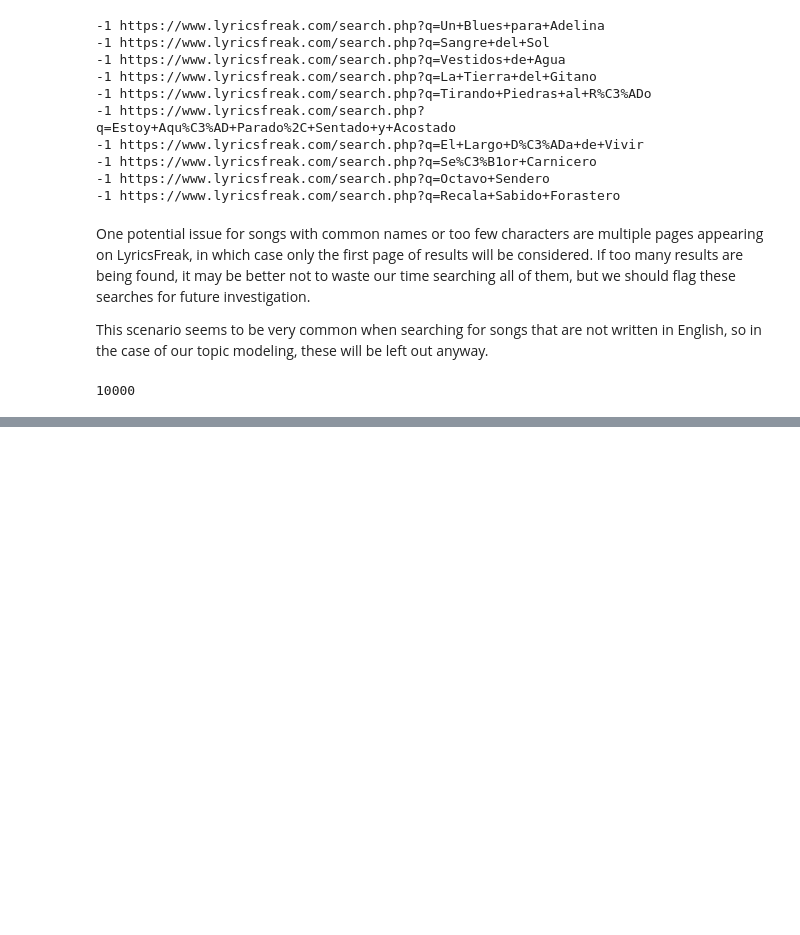
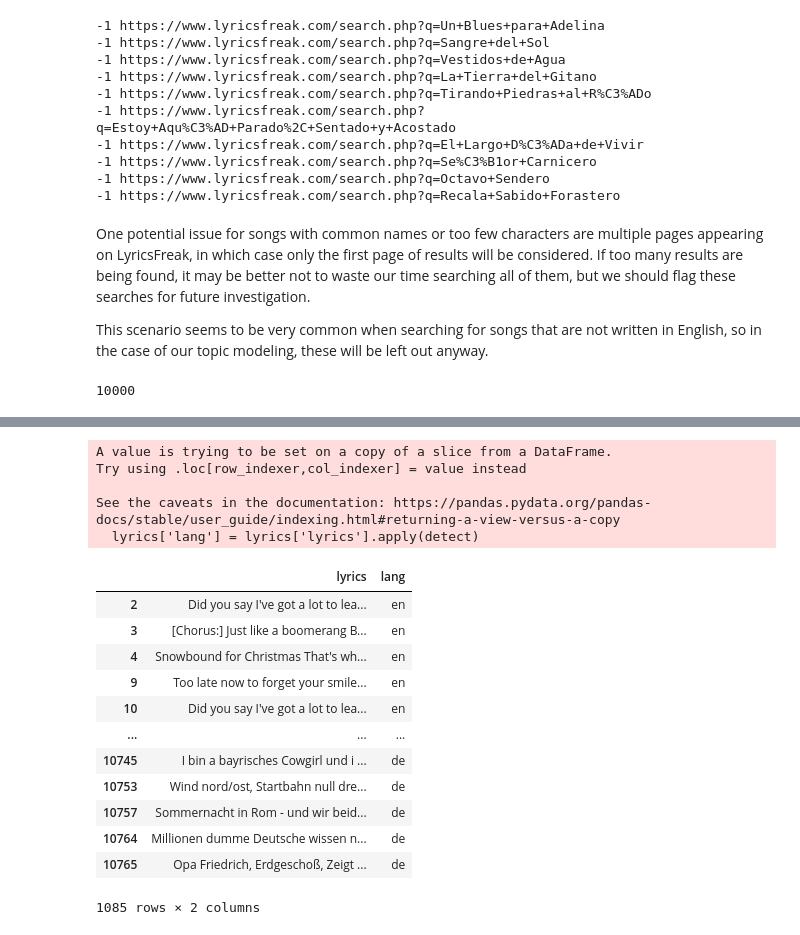
Before and after one commit to levijhall/spotify_rec, a Jupyter notebook: notebook/Lyric_Scraping.ipynb, the cells around one changed output, grey strips where cells are left out. Saved outputs shown, nothing was run; the diff lists cells and outputs as text; code cells hidden in the pictures; blank space fills up the shorter version.

```diff
--- a/notebook/Lyric_Scraping.ipynb
+++ b/notebook/Lyric_Scraping.ipynb
@@ -523,0 +547,28 @@ search_terms.to_pickle('../data/final/lyrics.pkl')
+# %%
+from langdetect import detect
+from langdetect import DetectorFactory
+DetectorFactory.seed = 0
+
+lyrics['lang'] = lyrics['lyrics'].apply(detect)
+# %% [output]
+A value is trying to be set on a copy of a slice from a DataFrame.
+Try using .loc[row_indexer,col_indexer] = value instead
+
+See the caveats in the documentation: https://pandas.pydata.org/pandas-docs/stable/user_guide/indexing.html#returning-a-view-versus-a-copy
+  lyrics['lang'] = lyrics['lyrics'].apply(detect)
+# %%
+lyrics[['lyrics', 'lang']]
+# %% [output]
+|  | lyrics | lang |
+| 2 | Did you say I've got a lot to lea... | en |
+| 3 | [Chorus:] Just like a boomerang B... | en |
+| 4 | Snowbound for Christmas That's wh... | en |
+| 9 | Too late now to forget your smile... | en |
+| 10 | Did you say I've got a lot to lea... | en |
+| ... | ... | ... |
+| 10745 | I bin a bayrisches Cowgirl und i ... | de |
+| 10753 | Wind nord/ost, Startbahn null dre... | de |
+| 10757 | Sommernacht in Rom - und wir beid... | de |
+| 10764 | Millionen dumme Deutsche wissen n... | de |
+| 10765 | Opa Friedrich, Erdgeschoß, Zeigt ... | de |
+1085 rows × 2 columns
```
Also changed, not shown: parts of 14 cells of this notebook.
